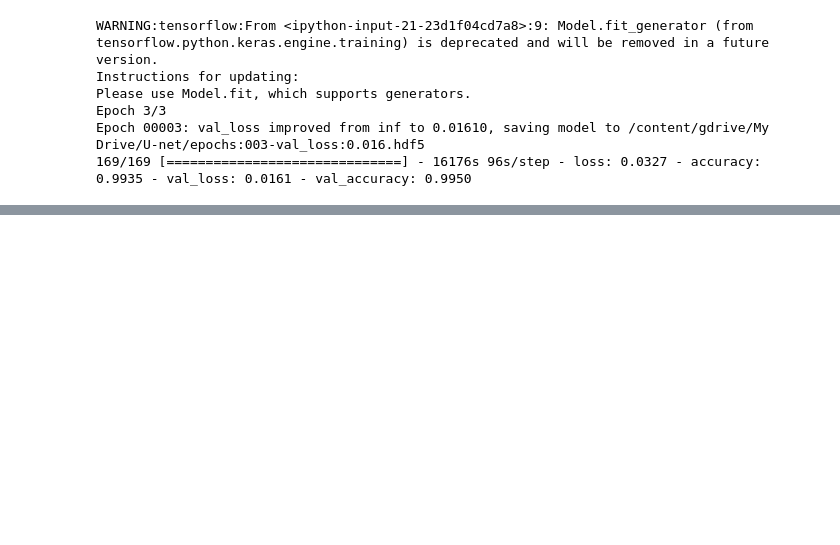
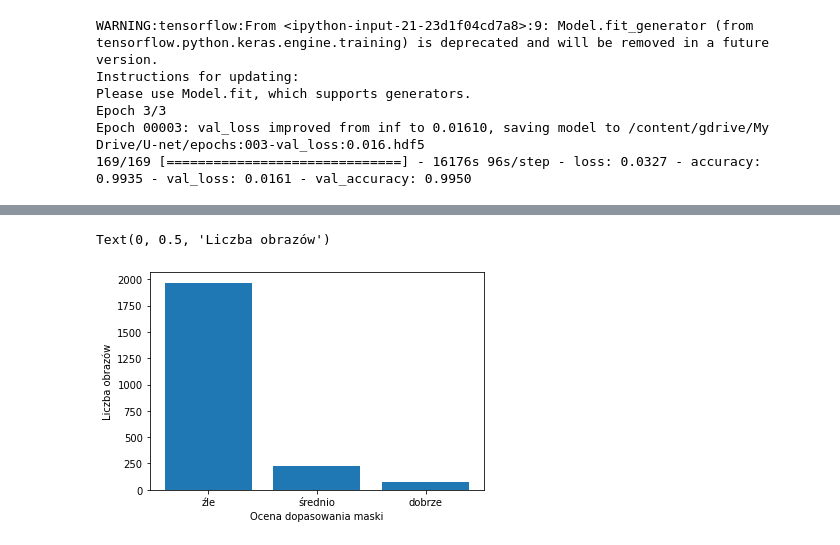
Before and after one commit to kowalski-k/projekt_TOM, a Jupyter notebook: nauka_kidney.ipynb, the cells around one changed output, grey strips where cells are left out. Drawn from its saved outputs; the diff is of its cells as text; code cells hidden in the pictures; blank space fills up the shorter version.

```diff
--- a/nauka_kidney.ipynb
+++ b/nauka_kidney.ipynb
@@ -531,0 +655,44 @@ Epoch 00003: val_loss improved from inf to 0.01610, saving model to /content/gdr
+# %%
+def getSimilarityOfMasks(prob_mask, real_mask):
+  flatten_prob_mask = np.ravel(prob_mask)
+  flatten_real_mask = np.ravel(real_mask)
+
+  part1 = flatten_prob_mask[flatten_real_mask == 1]
+  part2 = part1[part1 == 1]
+
+  number_of_same_elements = np.sum(part2)
+  number_of_real_elements = np.sum(flatten_real_mask[flatten_real_mask == 1])
+
+  good_fit = 100*number_of_same_elements/number_of_real_elements
+  if good_fit >= 70:
+    result = "good"
+  elif good_fit > 30 and good_fit < 70:
+    result = "average"
+  else:
+    result = "bad"
+  return result
+# %%
+bad = 0
+average = 0
+good = 0
+for indeks in range(0,2271,1):
+  result = getSimilarityOfMasks(prob_masks[indeks], real_masks[indeks])
+  if result is "bad":
+    bad = bad + 1
+  elif result is "average":
+    average = average + 1
+  else:
+    good = good + 1
+# %%
+x = range(3)
+x_labels = ['źle', 'średnio', 'dobrze']
+
+y = [bad, average, good]
+
+plt.bar(x, y)
+plt.xticks(x, x_labels)
+plt.xlabel("Ocena dopasowania maski")
+plt.ylabel("Liczba obrazów")
+# %% [output]
+Text(0, 0.5, 'Liczba obrazów')
+[figure, added]
```
Also changed, not shown: parts of 14 cells of this notebook.
